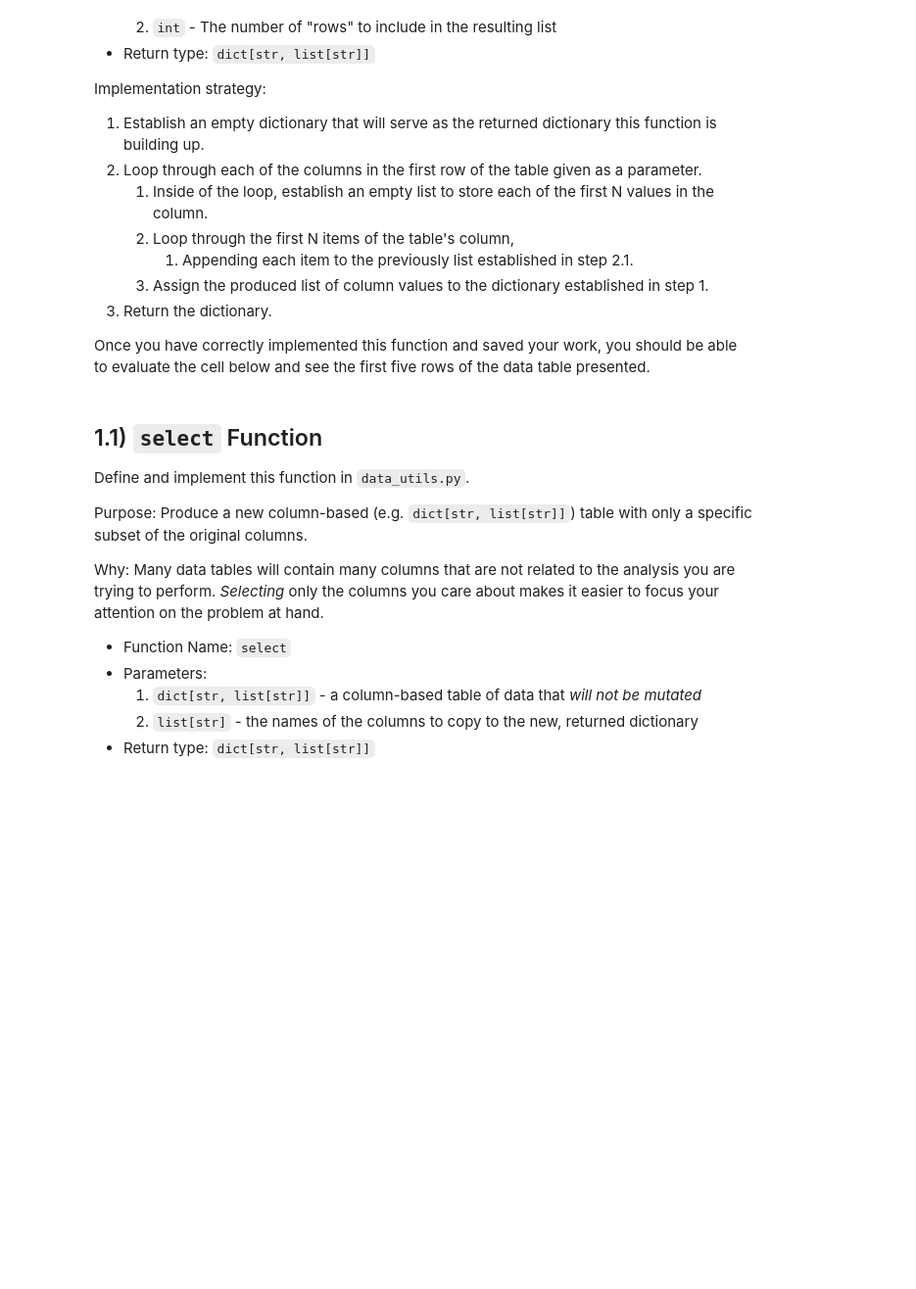
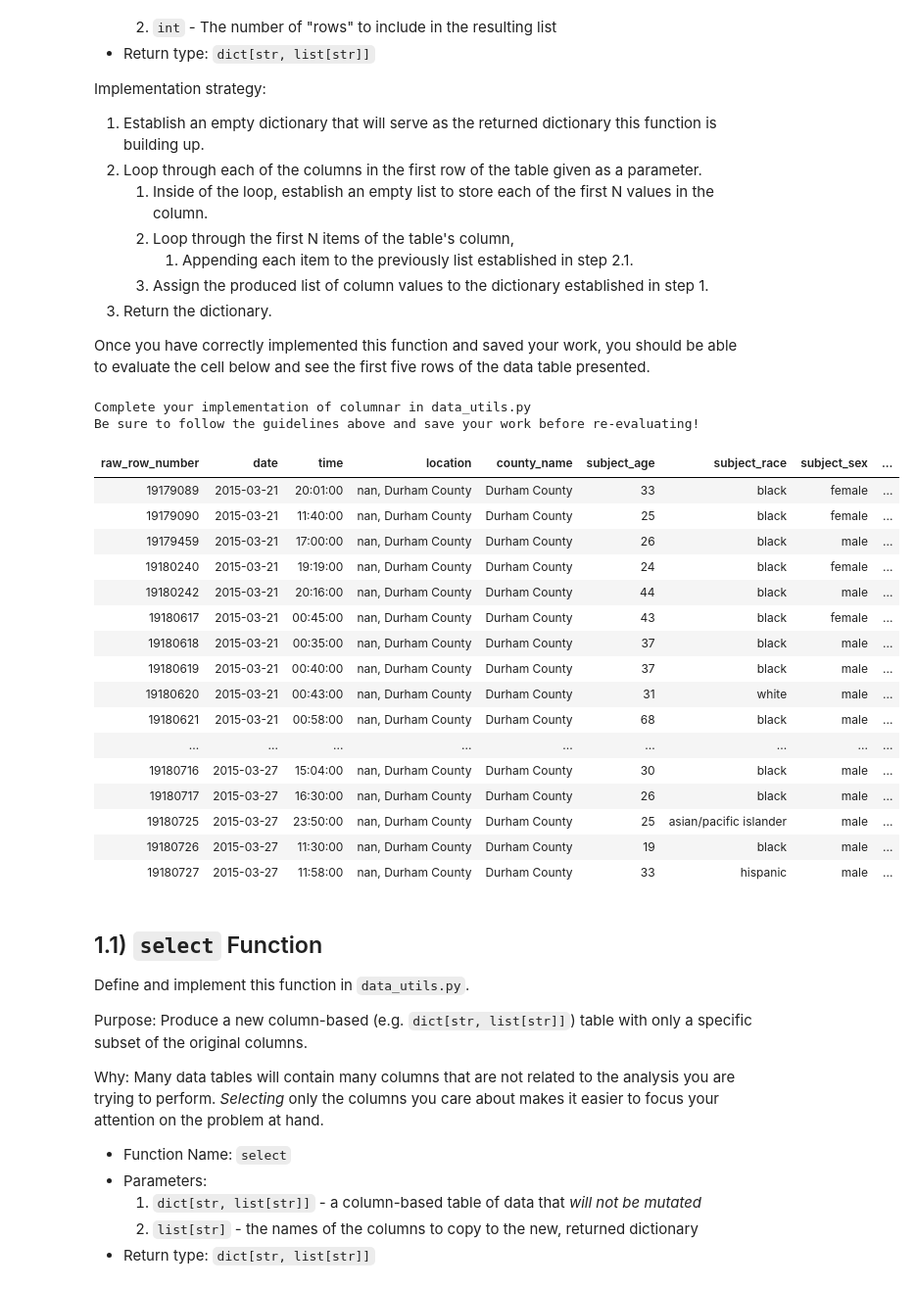
Before and after one commit to vsagasta/comp110-21s-workspace, a Jupyter notebook: exercises/ex04/data_wrangling.ipynb, the cells around one changed output. Shown: that part at 98% size. Saved outputs shown, nothing was run; the diff lists cells and outputs as text; code cells hidden in the pictures; blank space fills up the shorter version.

```diff
--- a/exercises/ex04/data_wrangling.ipynb
+++ b/exercises/ex04/data_wrangling.ipynb
@@ -165,13 +180,33 @@ Once you have correctly implemented this function and saved your work, you shoul
 # %%
 from data_utils import head
 
 data_cols_head: dict[str, list[str]] = head(data_cols, 5)
 
-if len(data_cols_head.keys()) != len(data_cols_head.keys()) or len(data_cols_head["subject_age"]) != 5:
+if len(data_cols_head.keys()) != len(data_cols.keys()) or len(data_cols_head["subject_age"]) != 5:
     print("Complete your implementation of columnar in data_utils.py")
     print("Be sure to follow the guidelines above and save your work before re-evaluating!")
 
 tabulate(data_cols_head, data_cols_head.keys(), "html")
+# %% [output]
+Complete your implementation of columnar in data_utils.py
+Be sure to follow the guidelines above and save your work before re-evaluating!
+| raw_row_number | date | time | location | county_name | subject_age | subject_race | subject_sex | ... |
+| 19179089 | 2015-03-21 | 20:01:00 | nan, Durham County | Durham County | 33 | black | female | ... |
+| 19179090 | 2015-03-21 | 11:40:00 | nan, Durham County | Durham County | 25 | black | female | ... |
+| 19179459 | 2015-03-21 | 17:00:00 | nan, Durham County | Durham County | 26 | black | male | ... |
+| 19180240 | 2015-03-21 | 19:19:00 | nan, Durham County | Durham County | 24 | black | female | ... |
+| 19180242 | 2015-03-21 | 20:16:00 | nan, Durham County | Durham County | 44 | black | male | ... |
+| 19180617 | 2015-03-21 | 00:45:00 | nan, Durham County | Durham County | 43 | black | female | ... |
+| 19180618 | 2015-03-21 | 00:35:00 | nan, Durham County | Durham County | 37 | black | male | ... |
+| 19180619 | 2015-03-21 | 00:40:00 | nan, Durham County | Durham County | 37 | black | male | ... |
+| 19180620 | 2015-03-21 | 00:43:00 | nan, Durham County | Durham County | 31 | white | male | ... |
+| 19180621 | 2015-03-21 | 00:58:00 | nan, Durham County | Durham County | 68 | black | male | ... |
+| ... | ... | ... | ... | ... | ... | ... | ... | ... |
+| 19180716 | 2015-03-27 | 15:04:00 | nan, Durham County | Durham County | 30 | black | male | ... |
+| 19180717 | 2015-03-27 | 16:30:00 | nan, Durham County | Durham County | 26 | black | male | ... |
+| 19180725 | 2015-03-27 | 23:50:00 | nan, Durham County | Durham County | 25 | asian/pacific islander | male | ... |
+| 19180726 | 2015-03-27 | 11:30:00 | nan, Durham County | Durham County | 19 | black | male | ... |
+| 19180727 | 2015-03-27 | 11:58:00 | nan, Durham County | Durham County | 33 | hispanic | male | ... |
 # %% [markdown]
 ## 1.1) `select` Function
 
```
Also changed, not shown: parts of 5 cells of this notebook, 4 other files.
